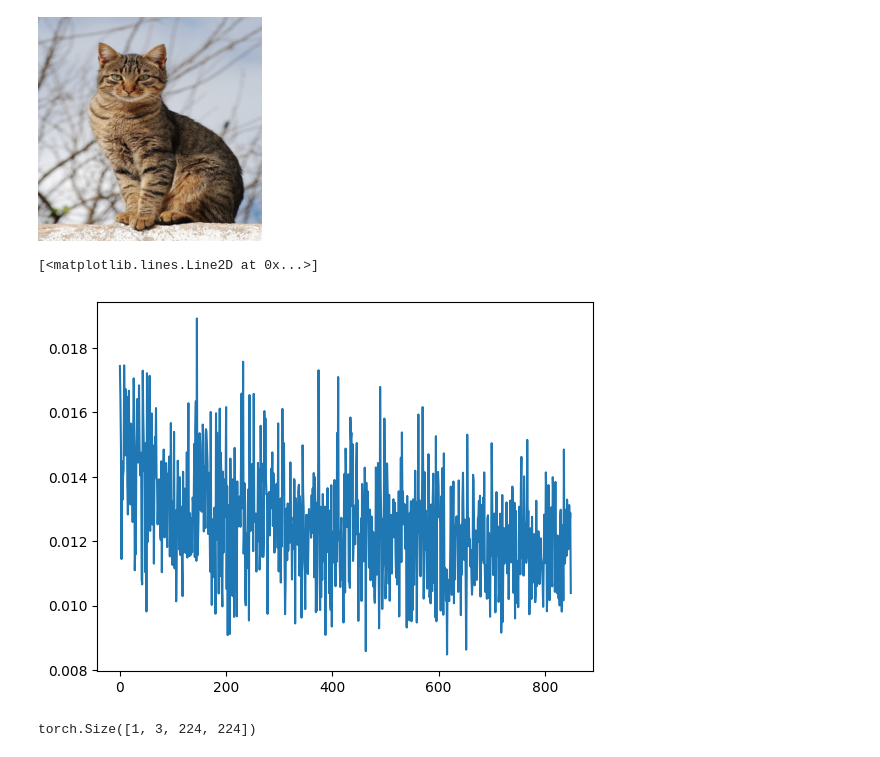
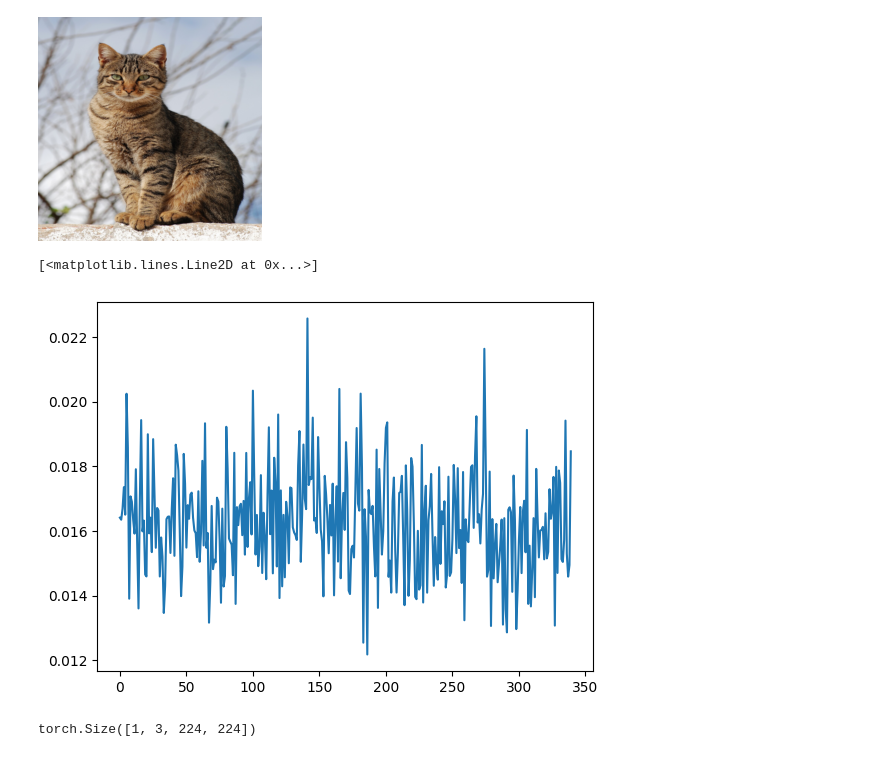
Before and after one commit to KnightAlice/VisualSearch, a Jupyter notebook: shiftformer_advanced_vis.ipynb, the cells around one changed output. Saved outputs shown, nothing was run; the diff lists cells and outputs as text; code cells hidden in the pictures.

```diff
--- a/shiftformer_advanced_vis.ipynb
+++ b/shiftformer_advanced_vis.ipynb
@@ -156,11 +156,11 @@ Transpose(mae_decoder.unpatchify(mae_decoder.patchify(img_tensor))[0])
 # %% [output]
 [figure]
 # %%
-loss_rec=torch.load("./mae_log/shift_test/loss_coco_decoder_only.pt")
+loss_rec=torch.load("./mae_log/shift_test/loss_coco_decoder_edge.pt")
 plot.plot(loss_rec)
 # %% [output]
 [<matplotlib.lines.Line2D at 0x...>]
-[figure, old version]
+[figure, new version]
 # %%
 
 # Load image
```
Also changed, not shown: parts of 1 cell of this notebook, 8 other files.
